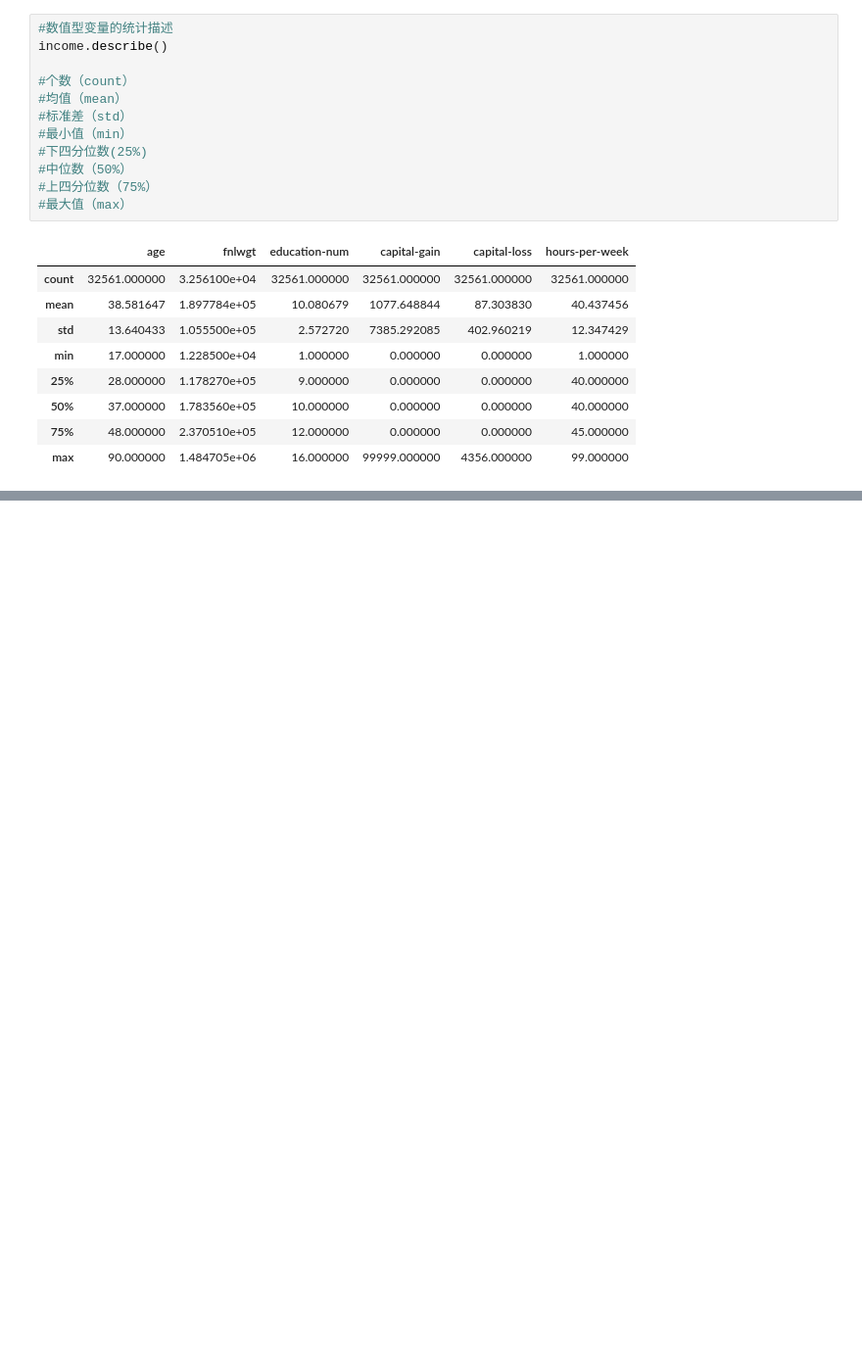
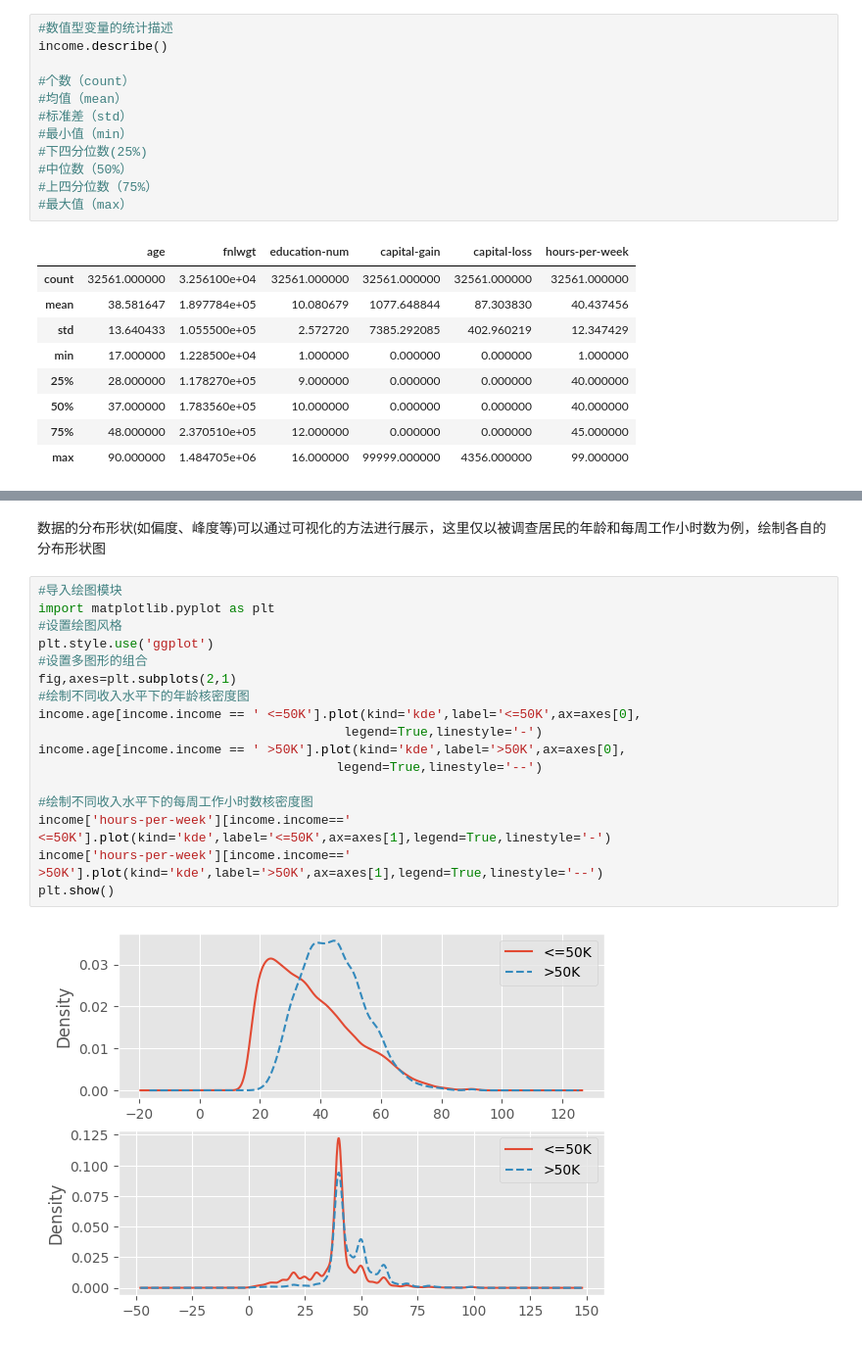
Before and after one commit to fiveyearoldlookingup/Python_Data_analysis-cleaning, a Jupyter notebook: Day 1/code.ipynb, the cells around one changed output, grey strips where cells are left out. Shown: that part at 98% size. Drawn from its saved outputs; the diff is of its cells as text; blank space fills up the shorter version.

```diff
--- a/Day 1/code.ipynb
+++ b/Day 1/code.ipynb
@@ -111,0 +112,21 @@ income.describe(include=['object'])
+# %% [markdown]
+数据的分布形状(如偏度、峰度等)可以通过可视化的方法进行展示，这里仅以被调查居民的年龄和每周工作小时数为例，绘制各自的分布形状图
+# %%
+#导入绘图模块
+import matplotlib.pyplot as plt
+#设置绘图风格
+plt.style.use('ggplot')
+#设置多图形的组合
+fig,axes=plt.subplots(2,1)
+#绘制不同收入水平下的年龄核密度图
+income.age[income.income == ' <=50K'].plot(kind='kde',label='<=50K',ax=axes[0],
+                                        legend=True,linestyle='-')
+income.age[income.income == ' >50K'].plot(kind='kde',label='>50K',ax=axes[0],
+                                       legend=True,linestyle='--')
+
+#绘制不同收入水平下的每周工作小时数核密度图
+income['hours-per-week'][income.income==' <=50K'].plot(kind='kde',label='<=50K',ax=axes[1],legend=True,linestyle='-')
+income['hours-per-week'][income.income==' >50K'].plot(kind='kde',label='>50K',ax=axes[1],legend=True,linestyle='--')
+plt.show()
+# %% [output]
+[figure, added]
```
Also changed, not shown: parts of 10 cells of this notebook.
